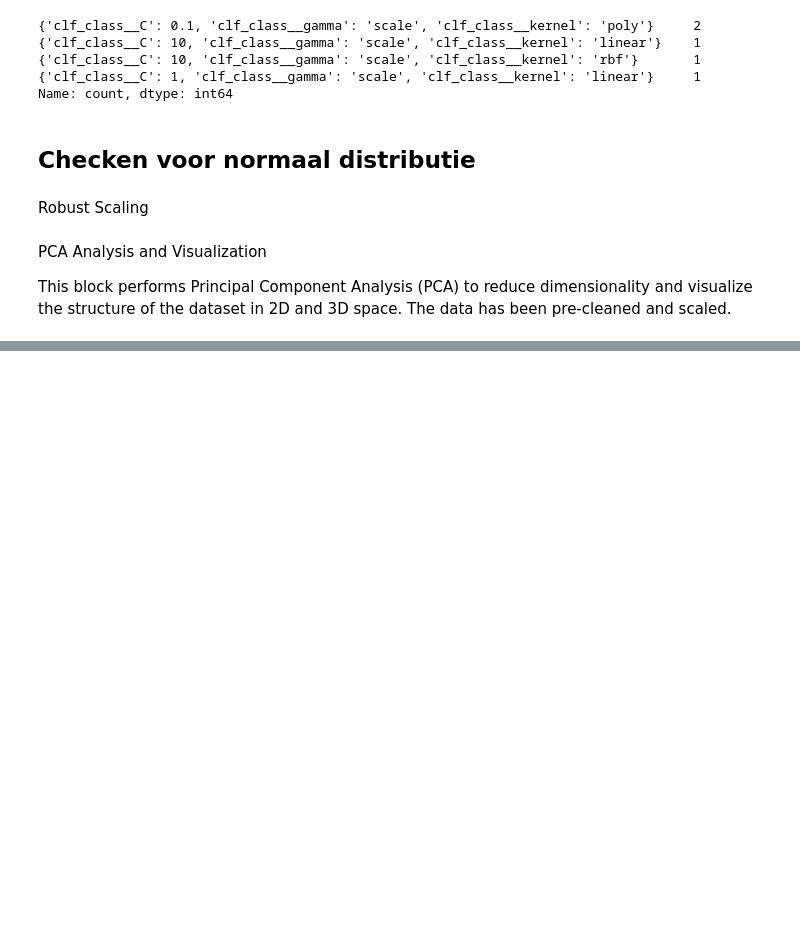
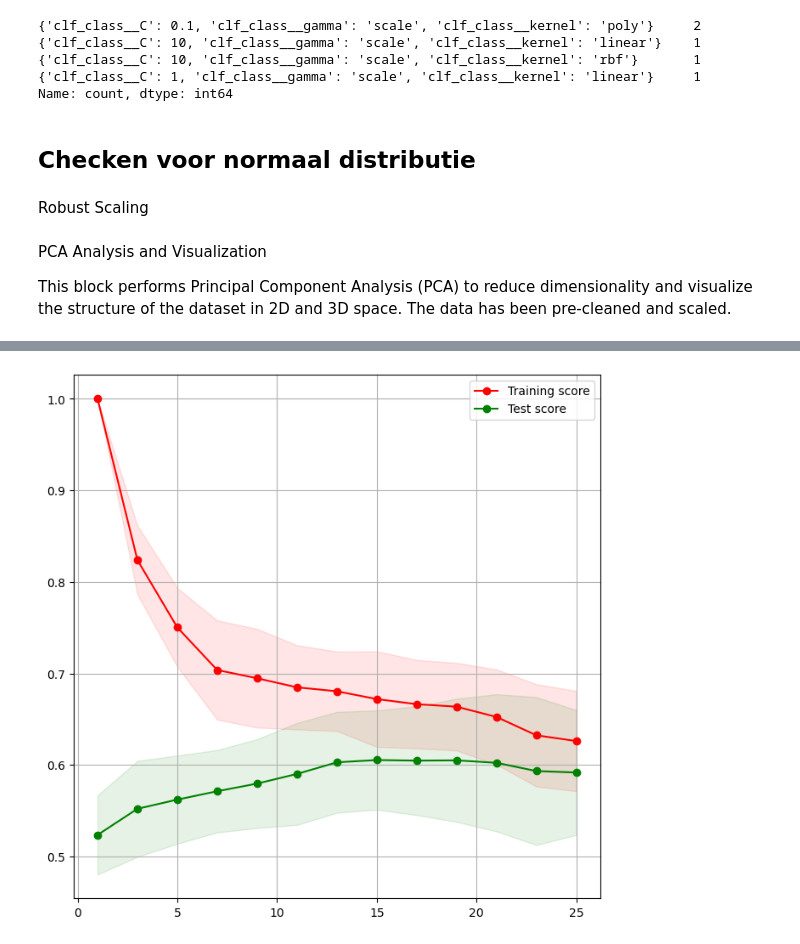
Before and after one commit to Lucaskust/TM10007_ML_Project_gr18, a Jupyter notebook: assignment.ipynb, the cells around one changed output, grey strips where cells are left out. Cells and saved outputs as stored; diff of their text form; code cells hidden in the pictures; blank space fills up the shorter version.

Commit message:
add Regularization curve KNN

```diff
--- a/assignment.ipynb
+++ b/assignment.ipynb
@@ -553,0 +559,82 @@ else:
+# %%
+from sklearn.metrics import roc_auc_score
+from sklearn.model_selection import StratifiedShuffleSplit
+import matplotlib.pyplot as plt
+
+# Define a list of odd values for k (number of neighbors) to test
+k_list = list(range(1, 26, 2))
+all_train = []  # To store training scores for each split
+all_test = []   # To store test scores for each split
+
+# Copy the cleaned feature matrix and target vector
+X_selected = X_clean.copy()
+y = y_clean.copy()
+
+# Create a StratifiedShuffleSplit object to ensure class balance in splits
+# Perform 20 random splits with 50% of the data used for testing in each split
+sss = StratifiedShuffleSplit(n_splits=20, test_size=0.5, random_state=0)
+
+# Loop through each train-test split
+for train_index, test_index in sss.split(X_selected, y):
+    train_scores = []  # To store training scores for the current split
+    test_scores = []   # To store test scores for the current split
+
+    # Split the data into training and testing sets
+    split_X_train = X_selected[train_index]
+    split_y_train = y[train_index]
+    split_X_test = X_selected[test_index]
+    split_y_test = y[test_index]
+
+    # Loop through each value of k in k_list
+    for k in k_list:
+        # Initialize a K-Nearest Neighbors classifier with k neighbors
+        clf_knn = KNeighborsClassifier(n_neighbors=k)
+        clf_knn.fit(split_X_train, split_y_train)  # Train the classifier
+
+        # Predict probabilities for the training and test sets
+        train_proba = clf_knn.predict_proba(split_X_train)[:, 1]
+        test_proba = clf_knn.predict_proba(split_X_test)[:, 1]
+
+        # Calculate ROC AUC scores for training and test sets
+        score_train = roc_auc_score(split_y_train, train_proba)
+        score_test = roc_auc_score(split_y_test, test_proba)
+
+        # Append the scores to the respective lists
+        train_scores.append(score_train)
+        test_scores.append(score_test)
+
+    # Append the scores for the current split to the overall lists
+    all_train.append(train_scores)
+    all_test.append(test_scores)
+
+# Convert the lists of scores to numpy arrays for easier computation
+all_train = np.array(all_train)
+all_test = np.array(all_test)
+
+# Calculate the mean and standard deviation of scores across splits
+train_scores_mean = all_train.mean(axis=0)
+train_scores_std = all_train.std(axis=0)
+
+test_scores_mean = all_test.mean(axis=0)
+test_scores_std = all_test.std(axis=0)
+
+# Plot the mean scores with standard deviation as shading
+fig = plt.figure(figsize=(8, 8))
+ax = fig.add_subplot(111)
+ax.grid()
+
+# Plot the training scores with shading for standard deviation
+ax.fill_between(k_list, train_scores_mean - train_scores_std,
+                train_scores_mean + train_scores_std, alpha=0.1, color="r")
+ax.plot(k_list, train_scores_mean, 'o-', color="r", label="Training score")
+
+# Plot the test scores with shading for standard deviation
+ax.fill_between(k_list, test_scores_mean - test_scores_std,
+                test_scores_mean + test_scores_std, alpha=0.1, color="g")
+ax.plot(k_list, test_scores_mean, 'o-', color="g", label="Test score")
+
+# Add legend and display the plot
+ax.legend()
+plt.show()
+# %% [output]
+[figure, added]
```
Also changed, not shown: parts of 2 cells of this notebook.
